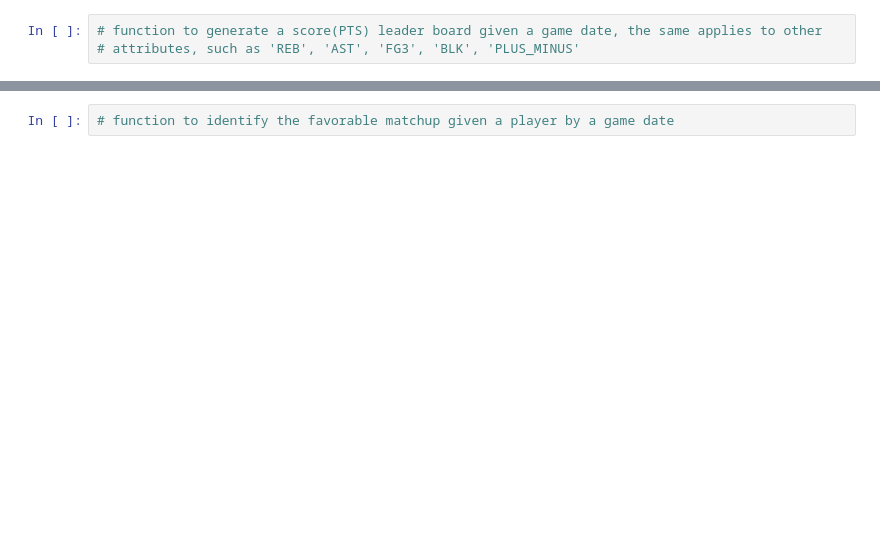
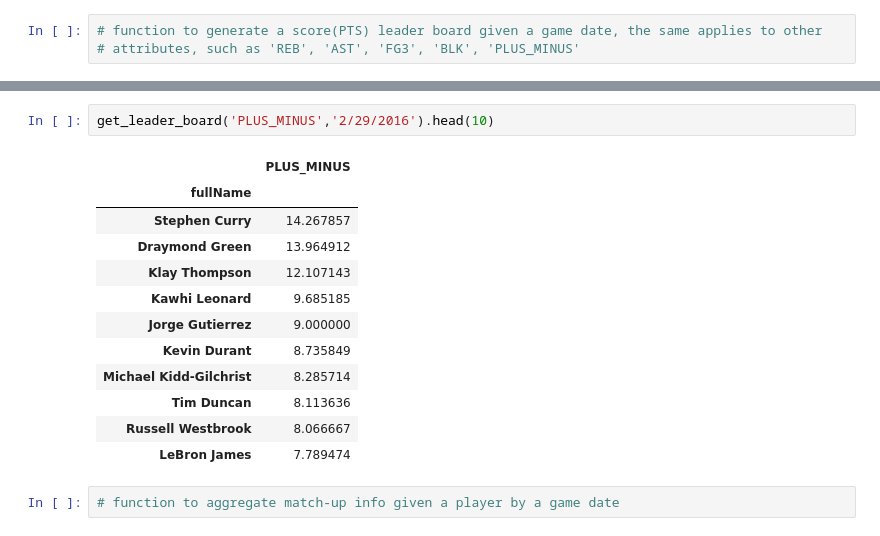
Before and after one commit to jpzhangvincent/NBAFantasySportBetting-ML-project, a Jupyter notebook: Data Munging& EDA/EDA for Player Game Logs.ipynb, the cells around one changed output, grey strips where cells are left out. Cells and saved outputs as stored; diff of their text form; blank space fills up the shorter version.

Commit message:
update helper functions

```diff
--- a/Data Munging& EDA/EDA for Player Game Logs.ipynb
+++ b/Data Munging& EDA/EDA for Player Game Logs.ipynb
@@ -292,2 +374,17 @@ def get_leader_board(att):
+# %%
+get_leader_board('PLUS_MINUS','2/29/2016').head(10)
+# %% [output]
+|  | PLUS_MINUS |
+| fullName |  |
+| Stephen Curry | 14.267857 |
+| Draymond Green | 13.964912 |
+| Klay Thompson | 12.107143 |
+| Kawhi Leonard | 9.685185 |
+| Jorge Gutierrez | 9.000000 |
+| Kevin Durant | 8.735849 |
+| Michael Kidd-Gilchrist | 8.285714 |
+| Tim Duncan | 8.113636 |
+| Russell Westbrook | 8.066667 |
+| LeBron James | 7.789474 |
 # %%
-# function to identify the favorable matchup given a player by a game date
+# function to aggregate match-up info given a player by a game date
```
Also changed, not shown: parts of 16 cells of this notebook.
